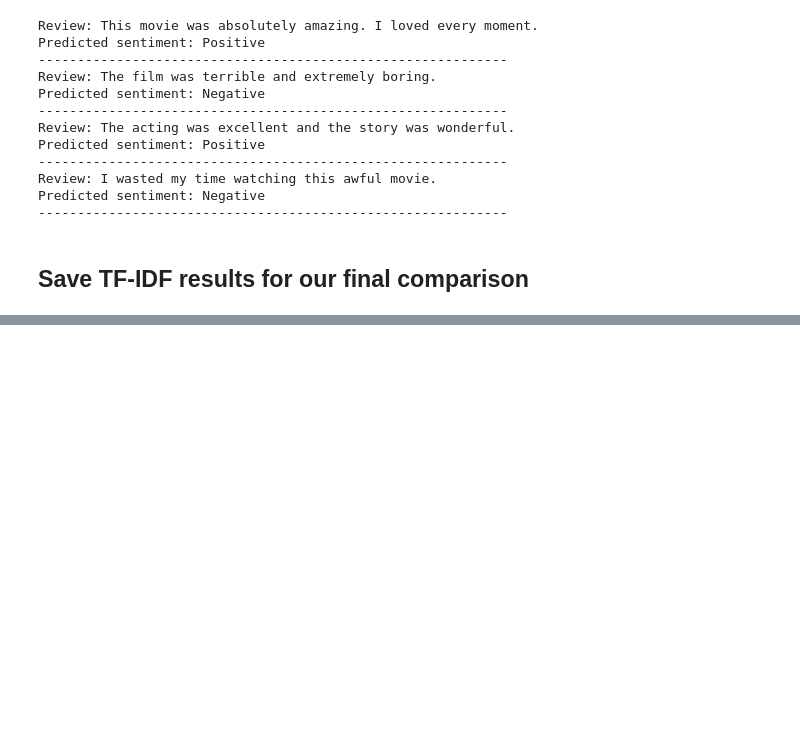
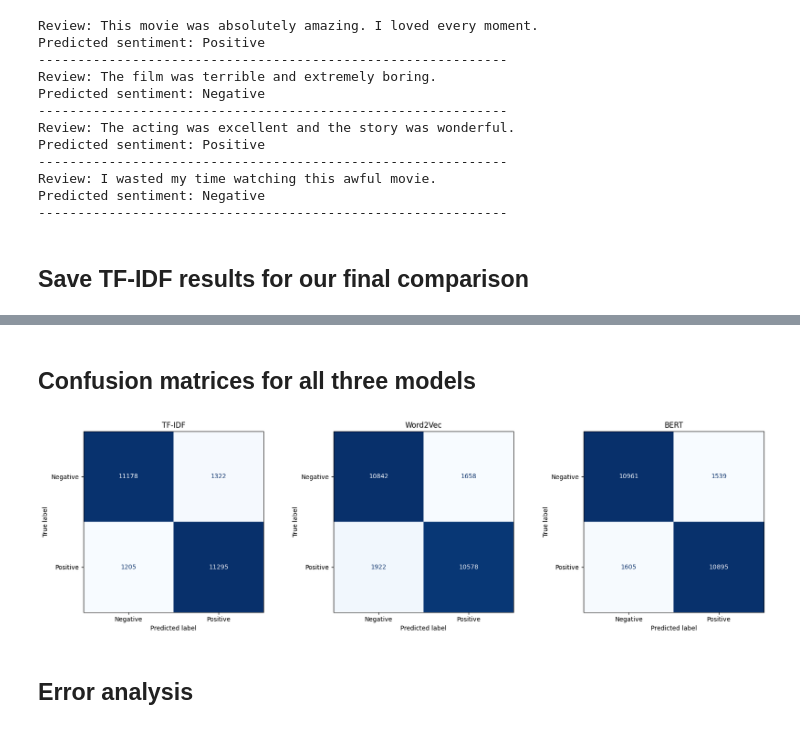
Before and after one commit to AbdullahRFA/IMDB_Sentiment_Analysis, a Jupyter notebook: Module18_IMDB_Sentiment_Analysis_Abdullah_Nazmus_Sakib.ipynb, the cells around one changed output, grey strips where cells are left out. Saved outputs shown, nothing was run; the diff lists cells and outputs as text; code cells hidden in the pictures; blank space fills up the shorter version.

```diff
--- a/Module18_IMDB_Sentiment_Analysis_Abdullah_Nazmus_Sakib.ipynb
+++ b/Module18_IMDB_Sentiment_Analysis_Abdullah_Nazmus_Sakib.ipynb
@@ -636,0 +1747,36 @@ print(pd.DataFrame([tfidf_results]).round(4))
+# %% [markdown]
+## Confusion matrices for all three models
+# %%
+
+from sklearn.metrics import ConfusionMatrixDisplay
+
+predictions = {
+    "TF-IDF": y_test_pred_tfidf,
+    "Word2Vec": y_test_pred_w2v,
+    "BERT": y_test_pred_bert
+}
+
+fig, axes = plt.subplots(1, 3, figsize=(17, 5))
+
+for ax, (name, predictions_for_model) in zip(
+    axes, predictions.items()
+):
+    cm = confusion_matrix(y_test, predictions_for_model)
+
+    ConfusionMatrixDisplay(
+        confusion_matrix=cm,
+        display_labels=["Negative", "Positive"]
+    ).plot(
+        ax=ax,
+        cmap="Blues",
+        colorbar=False
+    )
+
+    ax.set_title(name)
+
+plt.tight_layout()
+plt.show()
+# %% [output]
+[figure, added]
+# %% [markdown]
+## Error analysis
```
Also changed, not shown: parts of 48 cells of this notebook.
